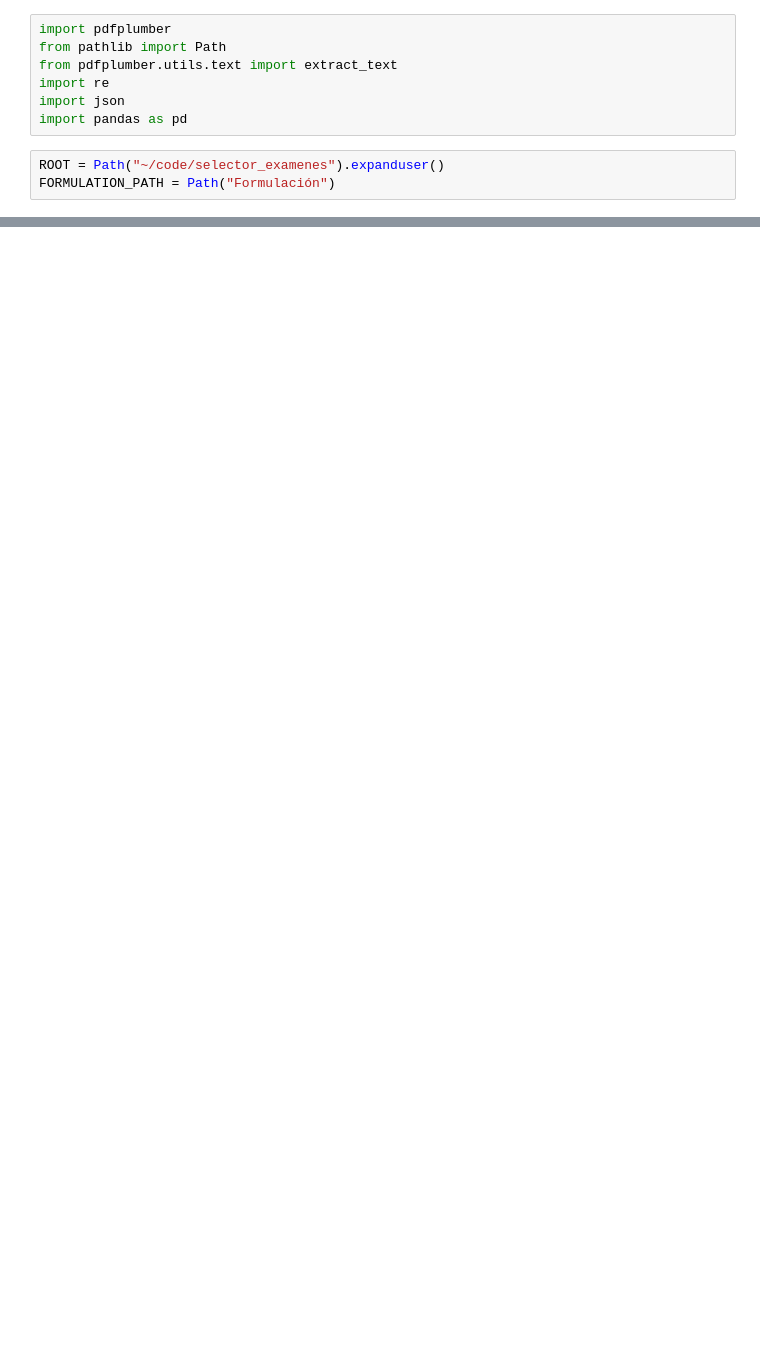
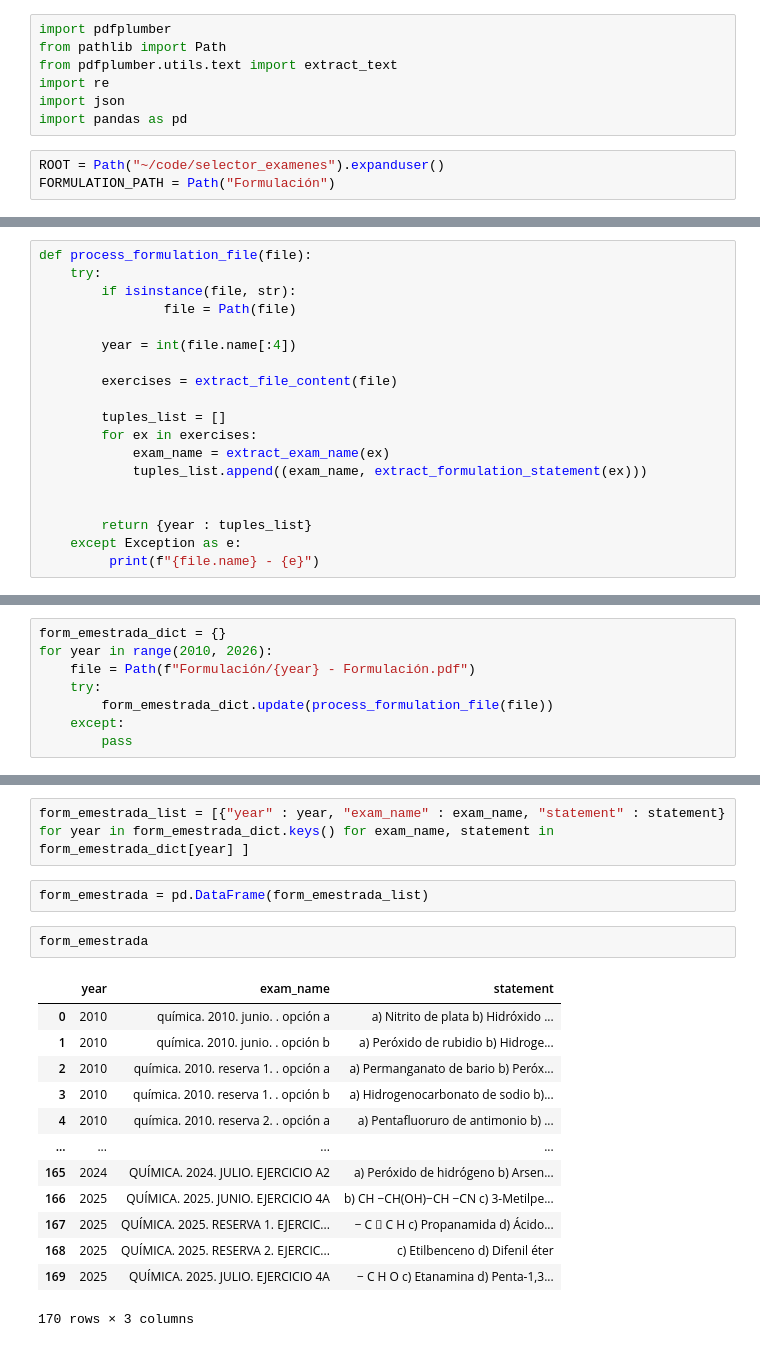
Before and after one commit to chusk2/selector_examenes, a Jupyter notebook: notebooks/assign_exam_names/read_formulation_from_emestrada.ipynb, the cells around one changed output, grey strips where cells are left out. Drawn from its saved outputs; the diff is of its cells as text; blank space fills up the shorter version.

Commit message:
Fixed formulacion emestrada extraction. TODO 2017

```diff
--- a/notebooks/assign_exam_names/read_formulation_from_emestrada.ipynb
+++ b/notebooks/assign_exam_names/read_formulation_from_emestrada.ipynb
@@ -214,0 +111,19 @@ Name: year, dtype: int64
+# %%
+def process_formulation_file(file):
+    try:
+        if isinstance(file, str):
+                file = Path(file)
+
+        year = int(file.name[:4])
+
+        exercises = extract_file_content(file)
+
+        tuples_list = []
+        for ex in exercises:
+            exam_name = extract_exam_name(ex)
+            tuples_list.append((exam_name, extract_formulation_statement(ex)))
+
+
+        return {year : tuples_list}
+    except Exception as e:
+         print(f"{file.name} - {e}")
@@ -214,0 +150,8 @@ Name: year, dtype: int64
+# %%
+form_emestrada_dict = {}
+for year in range(2010, 2026):
+    file = Path(f"Formulación/{year} - Formulación.pdf")
+    try:
+        form_emestrada_dict.update(process_formulation_file(file))
+    except:
+        pass
@@ -214,0 +180,20 @@ Name: year, dtype: int64
+# %%
+form_emestrada_list = [{"year" : year, "exam_name" : exam_name, "statement" : statement} for year in form_emestrada_dict.keys() for exam_name, statement in form_emestrada_dict[year] ]
+# %%
+form_emestrada = pd.DataFrame(form_emestrada_list)
+# %%
+form_emestrada
+# %% [output]
+|  | year | exam_name | statement |
+| 0 | 2010 | química. 2010. junio. . opción a | a) Nitrito de plata b) Hidróxido ... |
+| 1 | 2010 | química. 2010. junio. . opción b | a) Peróxido de rubidio b) Hidroge... |
+| 2 | 2010 | química. 2010. reserva 1. . opción a | a) Permanganato de bario b) Peróx... |
+| 3 | 2010 | química. 2010. reserva 1. . opción b | a) Hidrogenocarbonato de sodio b)... |
+| 4 | 2010 | química. 2010. reserva 2. . opción a | a) Pentafluoruro de antimonio b) ... |
+| ... | ... | ... | ... |
+| 165 | 2024 | QUÍMICA. 2024. JULIO. EJERCICIO A2 | a) Peróxido de hidrógeno b) Arsen... |
+| 166 | 2025 | QUÍMICA. 2025. JUNIO. EJERCICIO 4A | b) CH −CH(OH)−CH −CN c) 3-Metilpe... |
+| 167 | 2025 | QUÍMICA. 2025. RESERVA 1. EJERCIC... | − C  C H c) Propanamida d) Ácido... |
+| 168 | 2025 | QUÍMICA. 2025. RESERVA 2. EJERCIC... | c) Etilbenceno d) Difenil éter |
+| 169 | 2025 | QUÍMICA. 2025. JULIO. EJERCICIO 4A | − C H O c) Etanamina d) Penta-1,3... |
+170 rows × 3 columns
```
Also changed, not shown: parts of 37 cells of this notebook, 2 other files.
